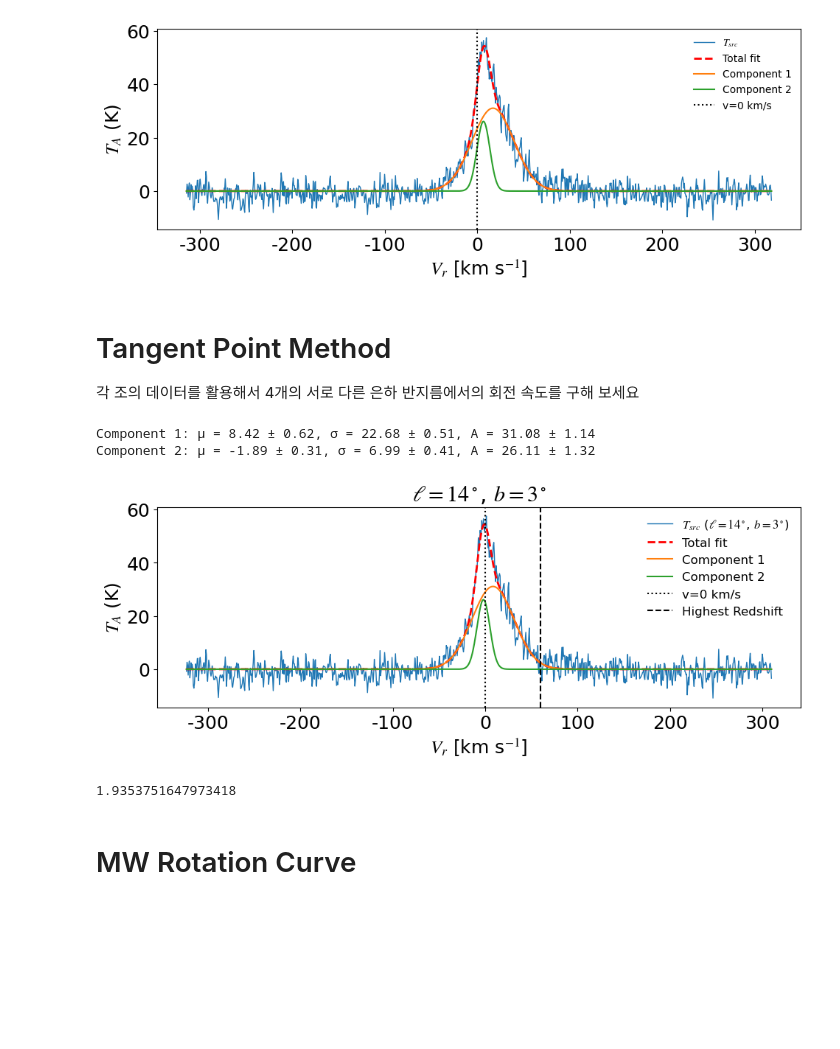
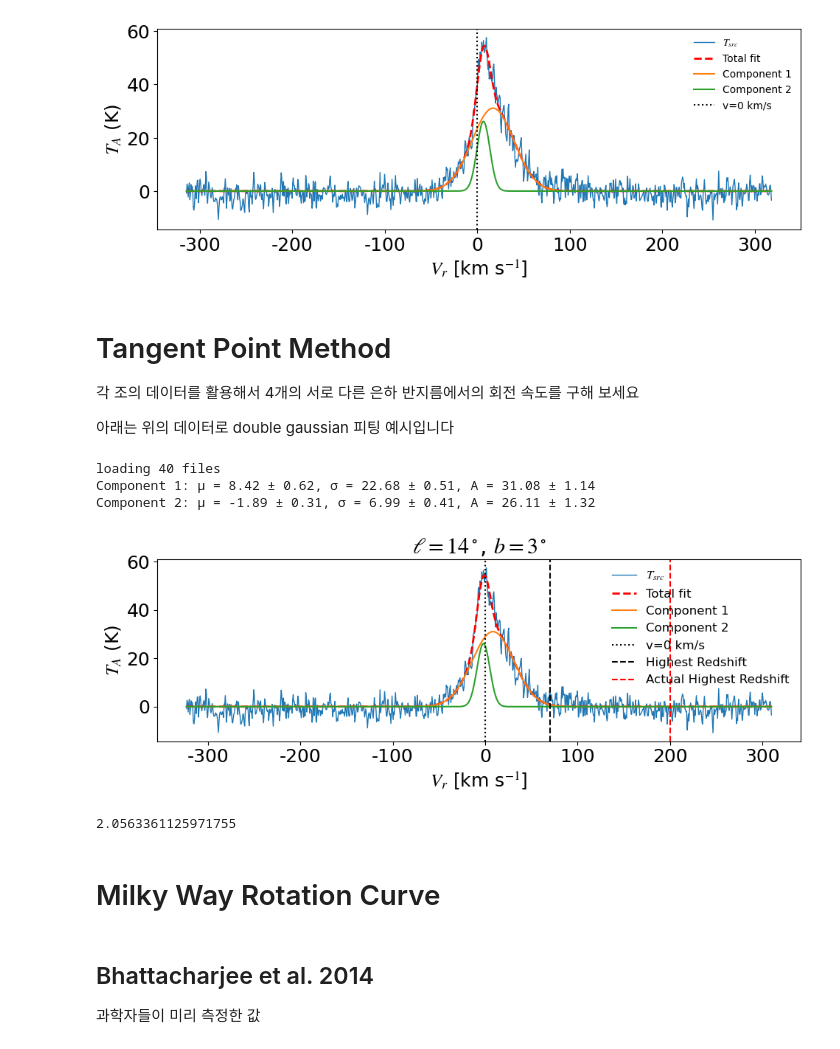
Before and after one commit to renormalization2/snu_astro_camp_2025, a Jupyter notebook: data_analysis_demo.ipynb, the cells around one changed output. Cells and saved outputs as stored; diff of their text form; code cells hidden in the pictures; blank space fills up the shorter version.

Commit message:
update analysis demo

```diff
--- a/data_analysis_demo.ipynb
+++ b/data_analysis_demo.ipynb
@@ -236,40 +236,50 @@ n_HI 4.26+/-0.22[/cm^2]
 # Tangent Point Method
 
 각 조의 데이터를 활용해서 4개의 서로 다른 은하 반지름에서의 회전 속도를 구해 보세요
+
+아래는 위의 데이터로 double gaussian 피팅 예시입니다
 # %%
 import matplotlib.pyplot as plt
 from src.observation import Exposure
 from src.analysis import gaussian_fit
 
-V_r, T_src = load_calibrated(l=14, b=3, demo=True)
+V_r, T_src = load_calibrated(l=14, b=3)
 sky = Exposure.from_file(l=14, b=3, type="sky", demo=True)  # just for l, b
 
 p0 = [[0, 30, 40], [10, 10, 20]]
 
 fig, ax = gaussian_fit(V_r, T_src, p0, obj=sky)
 
 # Try highest red/blueshift here!
-v_highest = 60
-ax.axvline(v_highest, c="k", ls="dashed", label=f"Highest {'Redshift' if sky.l > 0 and sky.l < 90 else 'Blueshift'}")
+v_highest = 70
+ax.axvline(v_highest, c="k", ls="--", label=f"Highest {'Redshift' if sky.l > 0 and sky.l < 90 else 'Blueshift'}")
+
+v_highest = 200
+ax.axvline(v_highest, c="r", ls="--", label=f"Actual Highest {'Redshift' if sky.l > 0 and sky.l < 90 else 'Blueshift'}")
 
 ax.set_title(rf"$\ell = {sky.l}^\circ$, $b = {sky.b}^\circ$")
 ax.legend(fontsize=12)
 plt.show()
 # %% [output]
+loading 40 files
 Component 1: μ = 8.42 ± 0.62, σ = 22.68 ± 0.51, A = 31.08 ± 1.14
 Component 2: μ = -1.89 ± 0.31, σ = 6.99 ± 0.41, A = 26.11 ± 1.32
-[figure, old version]
+[figure, new version]
 # %%
 import numpy as np
 
-r_sun = 8  # kpc
+r_sun = 8.5  # kpc
 
 r_gal = r_sun * np.sin(np.deg2rad(l))
 r_gal
 # %% [output]
-1.9353751647973418
+2.0563361125971755
 # %% [markdown]
-# MW Rotation Curve
+# Milky Way Rotation Curve
+# %% [markdown]
+## Bhattacharjee et al. 2014
+
+과학자들이 미리 측정한 값
 # %%
 from astropy.table import Table
 from src.constants import DEMO_DATA_DIR
```
Also changed, not shown: parts of 5 cells of this notebook.
